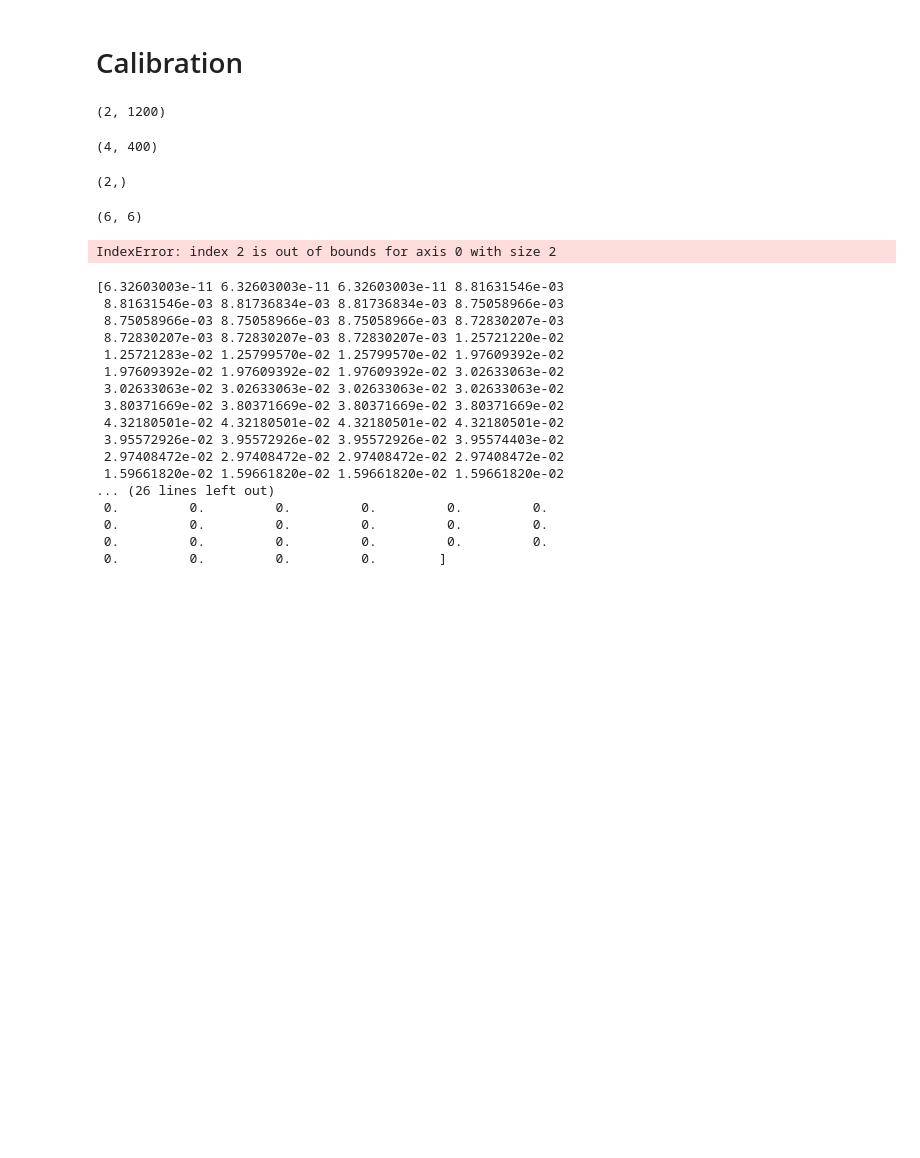
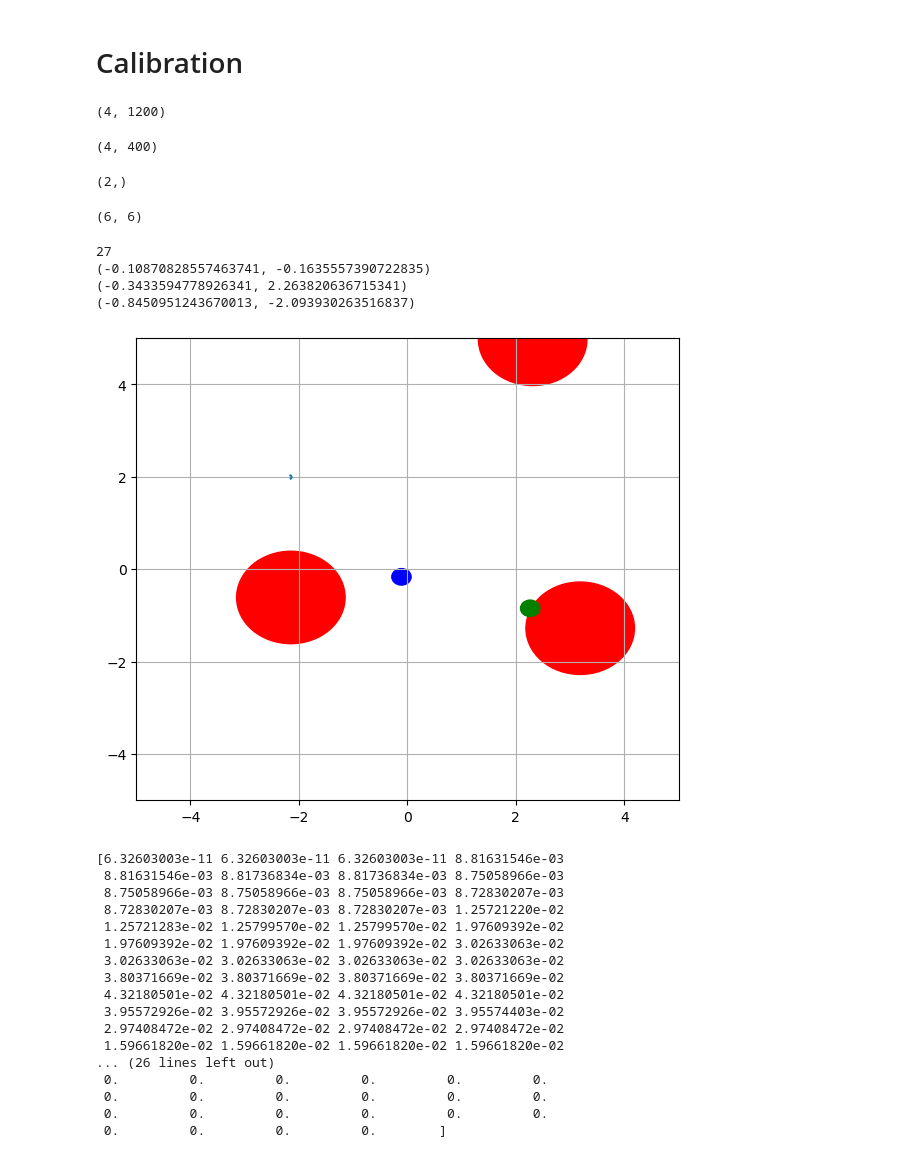
Before and after one commit to Stanford-NavLab/navlab_turtlebot, a Jupyter notebook: navlab_turtlebot_frs/data/Figure Generation.ipynb, the cells around one changed output. Saved outputs shown, nothing was run; the diff lists cells and outputs as text; code cells hidden in the pictures; blank space fills up the shorter version.

```diff
--- a/navlab_turtlebot_frs/data/Figure Generation.ipynb
+++ b/navlab_turtlebot_frs/data/Figure Generation.ipynb
@@ -140,39 +140,45 @@ imageio.mimsave('./intentfrs.gif', [gen_frame(j) for j in range(len(second))], f
 # %% [markdown]
 # Calibration
 # %%
-calodom = np.loadtxt("diditwork.csv", delimiter=",")
+calodom = np.loadtxt("keep/calodom0.csv", delimiter=",")
 display(calodom.shape)
 
-caltraj = np.loadtxt("caltrajtest.csv", delimiter=",")
+caltraj = np.loadtxt("keep/caltraj.csv", delimiter=",")
 display(caltraj.shape)
 
-calsplit = np.loadtxt("calsplittest.txt", delimiter=",")
+calsplit = np.loadtxt("keep/calsplit.txt", delimiter=",")
 display(calsplit.shape)
 
-deets = np.loadtxt("simdeetstest.csv", delimiter=",")
+deets = np.loadtxt("keep/simdeets.csv", delimiter=",")
 display(deets.shape)
 # %% [output]
-(2, 1200)
+(4, 1200)
 (4, 400)
 (2,)
 (6, 6)
 # %%
 sim = 1
 
 fig, ax = plt.subplots(figsize=(7,6))
 ax.set_xlim((-5, 5))
 ax.set_ylim((-5, 5))
 ax.grid()
 
 ind = np.where(calodom[sim*2,:]!=0)
 print(ind[0][-1])
 plt.plot(calodom[sim*2,:ind[0][-1]],calodom[sim*2+1,:ind[0][-1]])
 for obs in range(3):
-    ax.add_patch(plt.Circle((deets[sim*2,obs*2],deets[sim*2,obs*2+1]), 1, color='r'))
+    ax.add_patch(plt.Circle((deets[sim*2+2,obs*2],deets[sim*2+2,obs*2+1]), 1, color='r'))
     print((deets[sim*2,obs*2],deets[sim*2,obs*2+1]))
+ax.add_patch(plt.Circle((deets[sim*2,0],deets[sim*2,1]), .178, color='b'))
+ax.add_patch(plt.Circle((deets[sim*2,3],deets[sim*2,4]), .178, color='g'))
 plt.show()
 # %% [output]
-IndexError: index 2 is out of bounds for axis 0 with size 2
+27
+(-0.10870828557463741, -0.1635557390722835)
+(-0.3433594778926341, 2.263820636715341)
+(-0.8450951243670013, -2.093930263516837)
+[figure, added]
 # %%
 n_sim = 3
 normdata = np.zeros((3,100,2))
```
Also changed, not shown: 1 other file.
